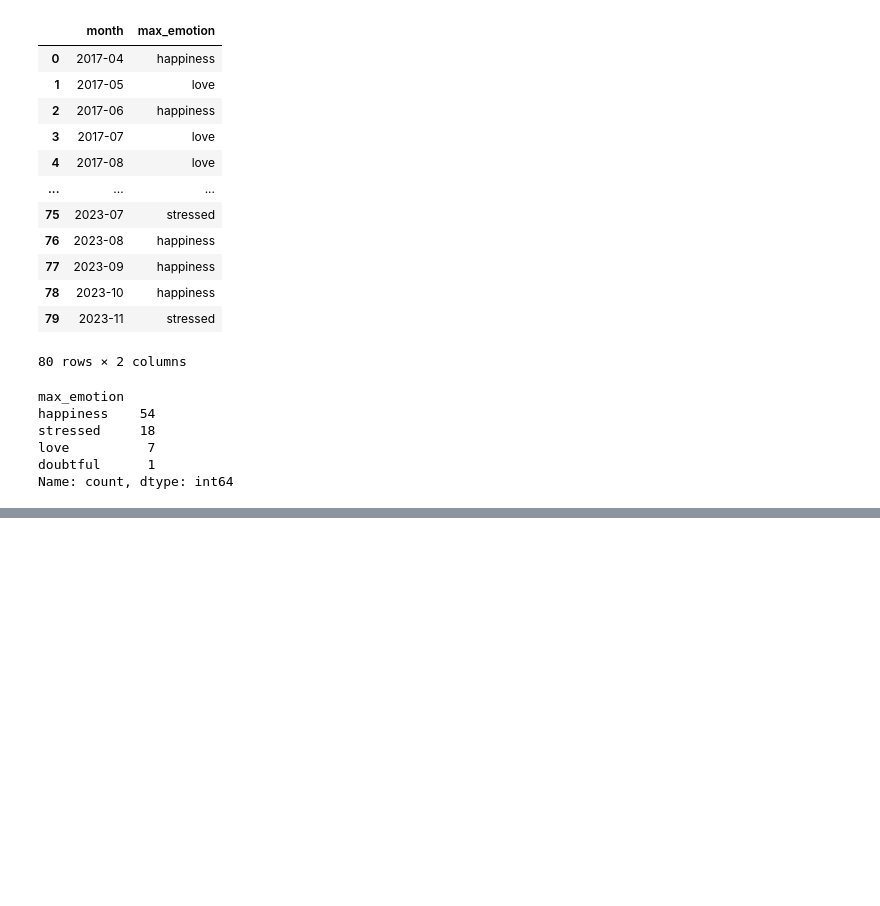
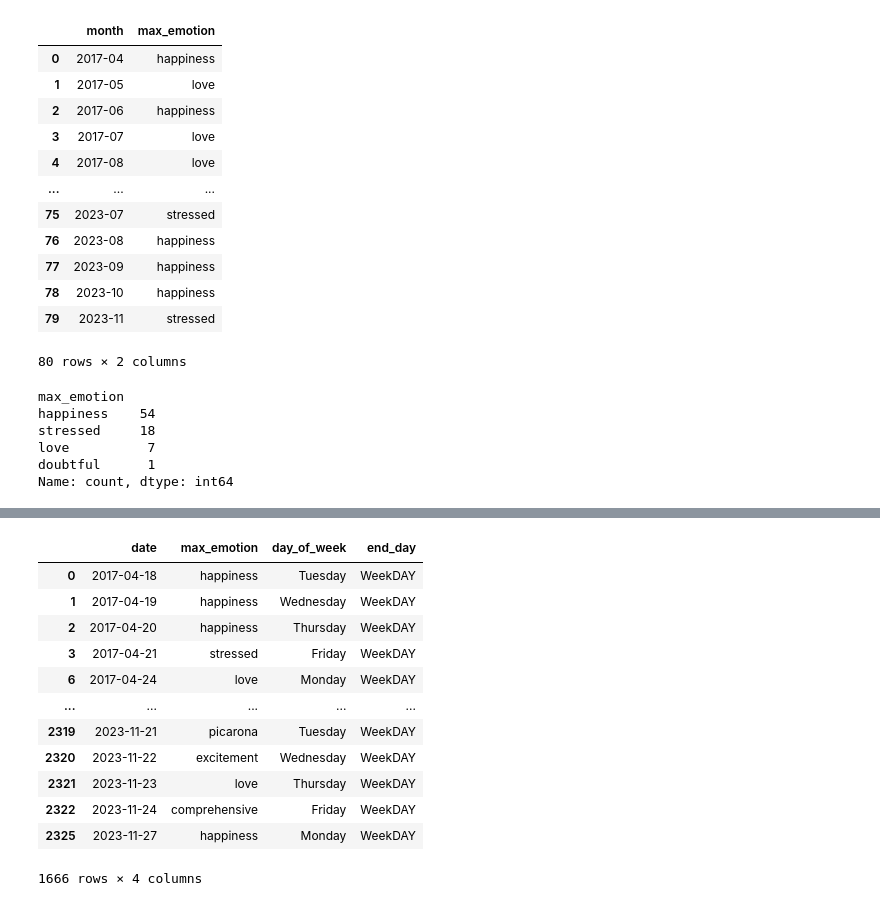
Before and after one commit to emmacunill/Take_Care, a Jupyter notebook: notebooks/transform.ipynb, the cells around one changed output, grey strips where cells are left out. Drawn from its saved outputs; the diff is of its cells as text; code cells hidden in the pictures; blank space fills up the shorter version.

```diff
--- a/notebooks/transform.ipynb
+++ b/notebooks/transform.ipynb
@@ -233,0 +289,17 @@ Name: count, dtype: int64
+# %%
+df3_last_week = day[day['end_day'] == 'WeekDAY']
+df3_last_week
+# %% [output]
+|  | date | max_emotion | day_of_week | end_day |
+| 0 | 2017-04-18 | happiness | Tuesday | WeekDAY |
+| 1 | 2017-04-19 | happiness | Wednesday | WeekDAY |
+| 2 | 2017-04-20 | happiness | Thursday | WeekDAY |
+| 3 | 2017-04-21 | stressed | Friday | WeekDAY |
+| 6 | 2017-04-24 | love | Monday | WeekDAY |
+| ... | ... | ... | ... | ... |
+| 2319 | 2023-11-21 | picarona | Tuesday | WeekDAY |
+| 2320 | 2023-11-22 | excitement | Wednesday | WeekDAY |
+| 2321 | 2023-11-23 | love | Thursday | WeekDAY |
+| 2322 | 2023-11-24 | comprehensive | Friday | WeekDAY |
+| 2325 | 2023-11-27 | happiness | Monday | WeekDAY |
+1666 rows × 4 columns
```
Also changed, not shown: parts of 2 cells of this notebook.
